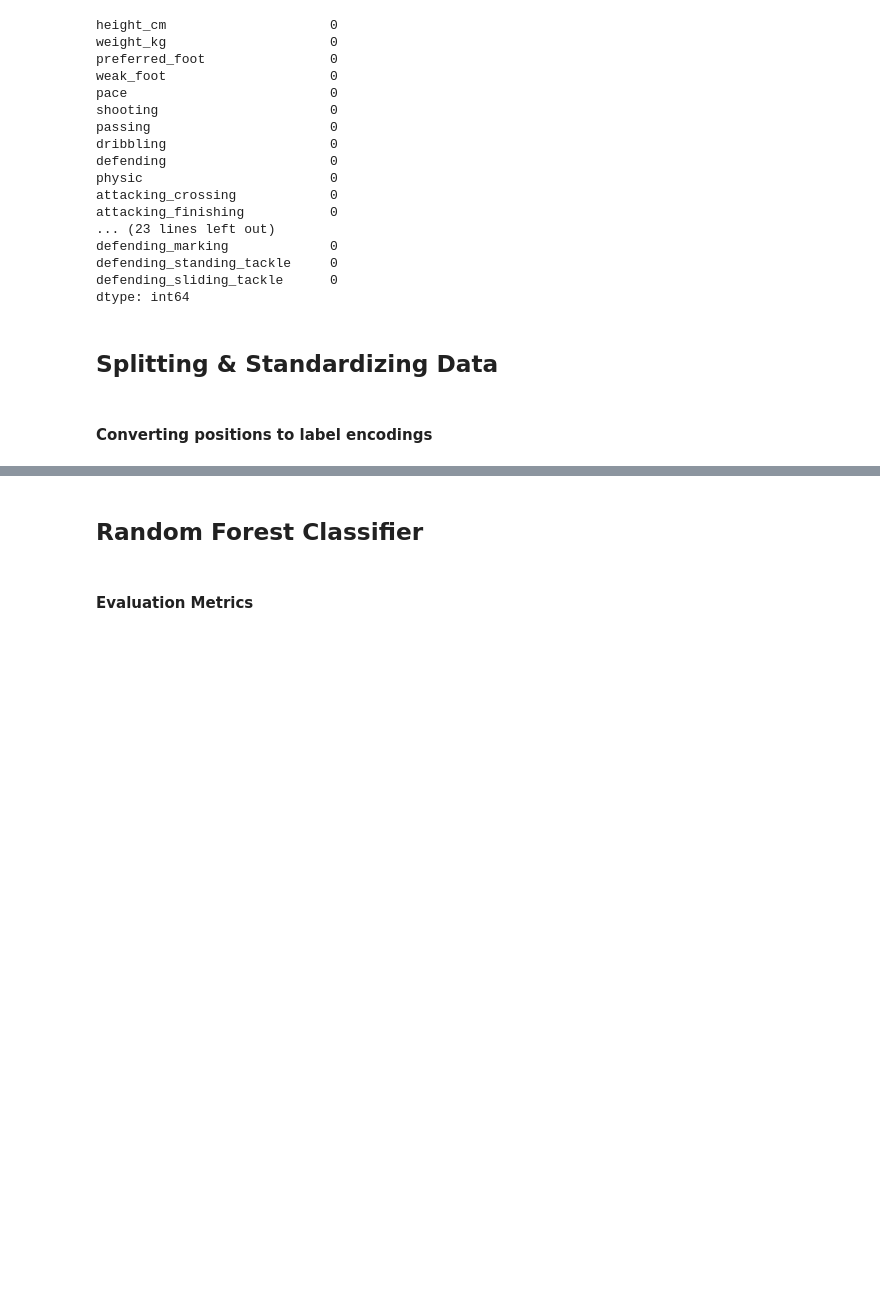
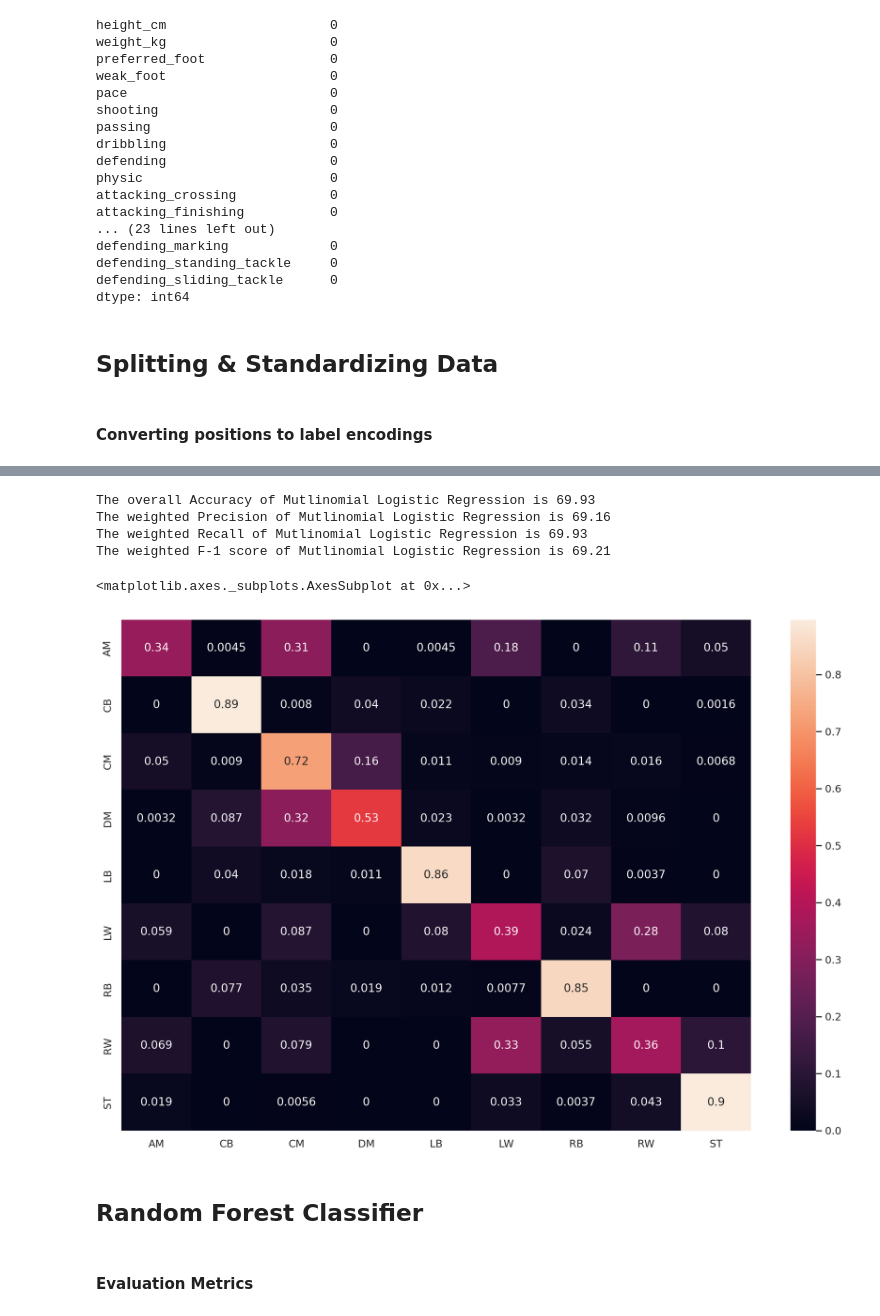
Before and after one commit to jeetp465/fifa-player-position-prediction, a Jupyter notebook: FIFA Player Position Prediction.ipynb, the cells around one changed output, grey strips where cells are left out. Saved outputs shown, nothing was run; the diff lists cells and outputs as text; code cells hidden in the pictures; blank space fills up the shorter version.

```diff
--- a/FIFA Player Position Prediction.ipynb
+++ b/FIFA Player Position Prediction.ipynb
@@ -172,0 +219,3 @@ x_test_scaled = pd.DataFrame(scaler.transform(x_test), columns = x_test.columns)
+# %%
+# Computing predictions for test data
+y_hat = model.predict(x_test_scaled)
@@ -173,3 +229,18 @@ x_test_scaled = pd.DataFrame(scaler.transform(x_test), columns = x_test.columns)
+# %%
+evaluate_rf(y_test, y_hat)
+# %% [output]
+The overall Accuracy of Mutlinomial Logistic Regression is 69.93
+The weighted Precision of Mutlinomial Logistic Regression is 69.16
+The weighted Recall of Mutlinomial Logistic Regression is 69.93
+The weighted F-1 score of Mutlinomial Logistic Regression is 69.21
+# %%
+# creating a confusion matrix
+map = confusion_matrix(encoder.inverse_transform(y_test), encoder.inverse_transform(y_hat))
+map_pct = map/map.sum(axis=1)[:,None]
+sns.heatmap(map_pct, annot=True, xticklabels=encoder.classes_, yticklabels=encoder.classes_)
+# %% [output]
+<matplotlib.axes._subplots.AxesSubplot at 0x...>
+[figure, added]
 # %% [markdown]
 ## Random Forest Classifier
 # %%
```
Also changed, not shown: parts of 17 cells of this notebook, 2 other files.
